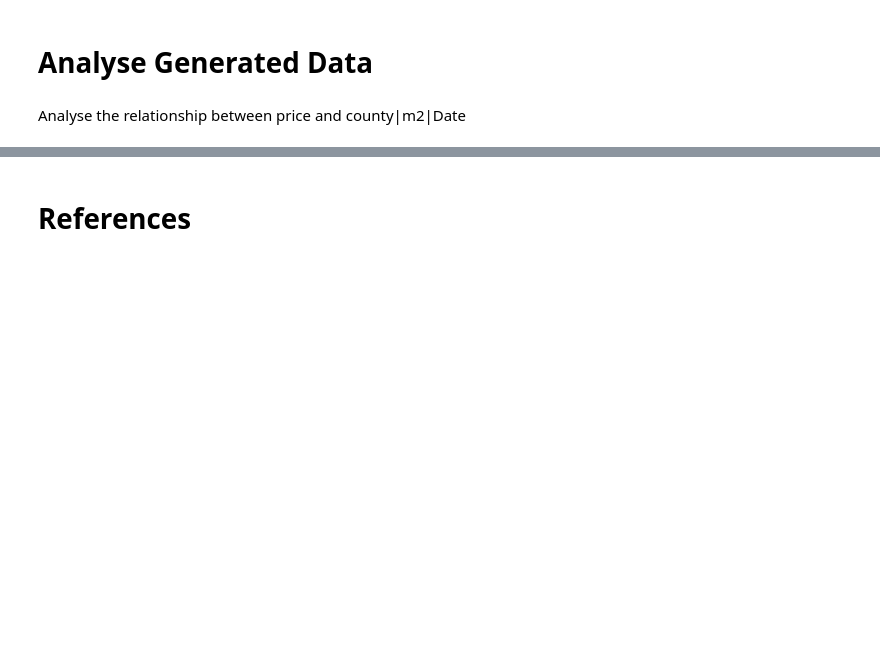
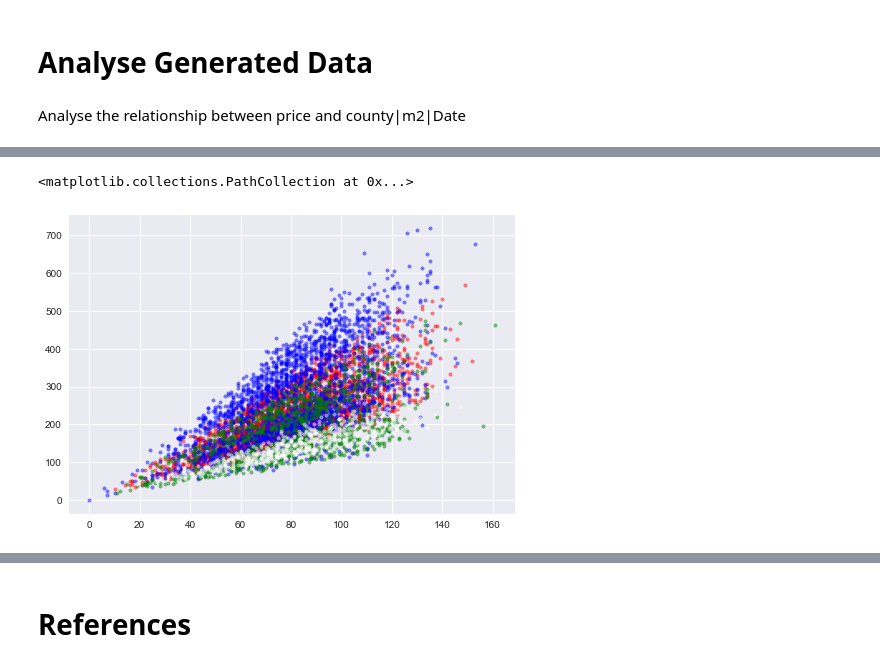
Before and after one commit to cian-gmit-da2020/prog-fun-project, a Jupyter notebook: new-main.ipynb, the cells around one changed output, grey strips where cells are left out. Cells and saved outputs as stored; diff of their text form; code cells hidden in the pictures; blank space fills up the shorter version.

```diff
--- a/new-main.ipynb
+++ b/new-main.ipynb
@@ -297,0 +309,19 @@ Analyse the relationship between price and county|m2|Date
+# %%
+munster = ["Cork", "Clare", "Kerry", "Limerick", "Tipperary", "Waterford"]
+leinster_exdub = ["Carlow", "Kildare", "Kilkenny", "Laois", "Longford", "Louth",
+                  "Meath", "Offaly", "Wicklow", "Westmeath", "Wexford" ]
+connaught = ["Galway", "Leitrim", "Mayo", "Roscommon", "Sligo"]
+ulster = ["Cavan", "Monaghan", "Donegal"]
+# %%
+munsterSample = sample[sample["County"].isin(munster)]
+leinsterSample = sample[sample["County"].isin(leinster_exdub)]
+connaughtSample = sample[sample["County"].isin(connaught)]
+ulsterSample = sample[sample["County"].isin(ulster)]
+# %%
+plt.scatter(munsterSample["m_Squared"], munsterSample["Price"]/1000, marker=".", color="r", alpha=.5)
+plt.scatter(leinsterSample["m_Squared"], leinsterSample["Price"]/1000, marker=".", color="b", alpha=.5)
+plt.scatter(connaughtSample["m_Squared"], connaughtSample["Price"]/1000, marker=".", color="g", alpha=.5)
+plt.scatter(ulsterSample["m_Squared"], ulsterSample["Price"]/1000, marker=".", color="w", alpha=.5)
+# %% [output]
+<matplotlib.collections.PathCollection at 0x...>
+[figure, added]
```
Also changed, not shown: parts of 39 cells of this notebook.
